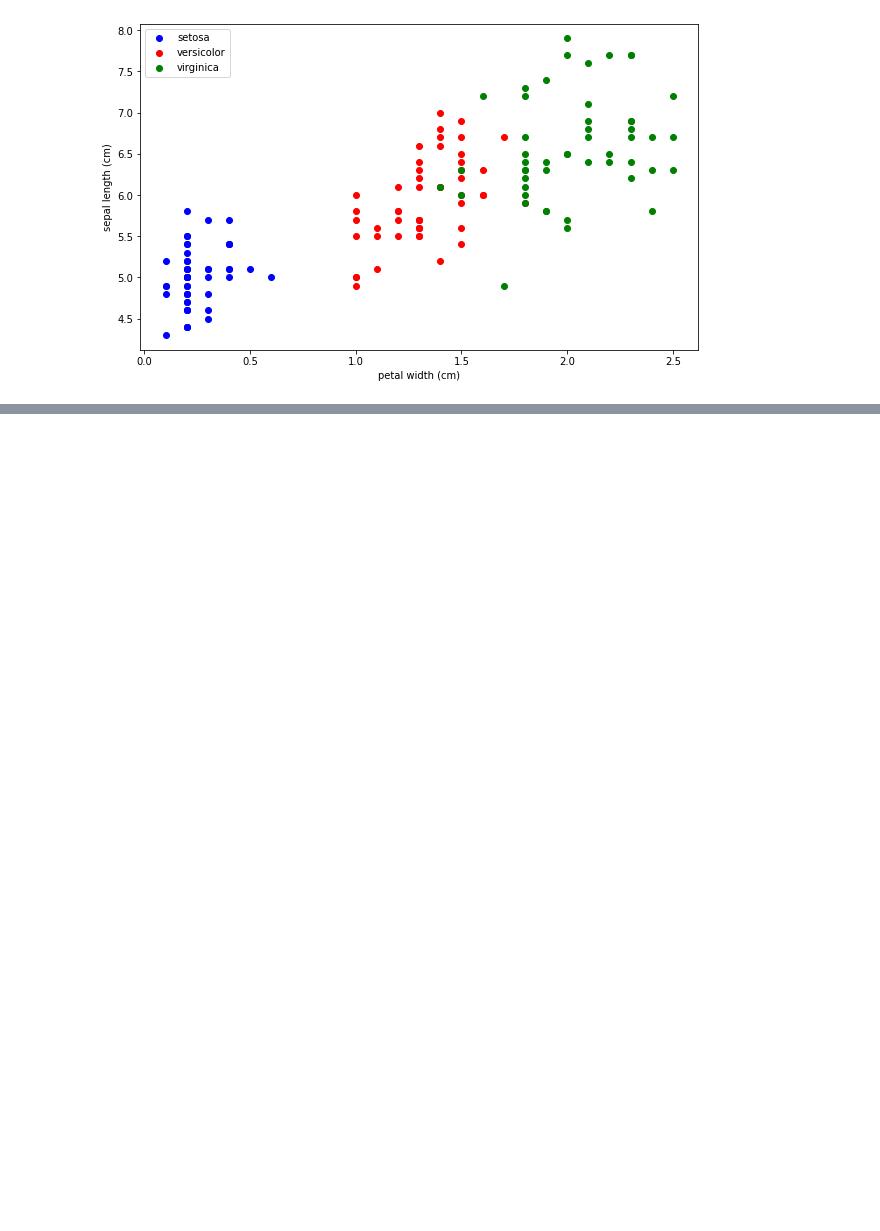
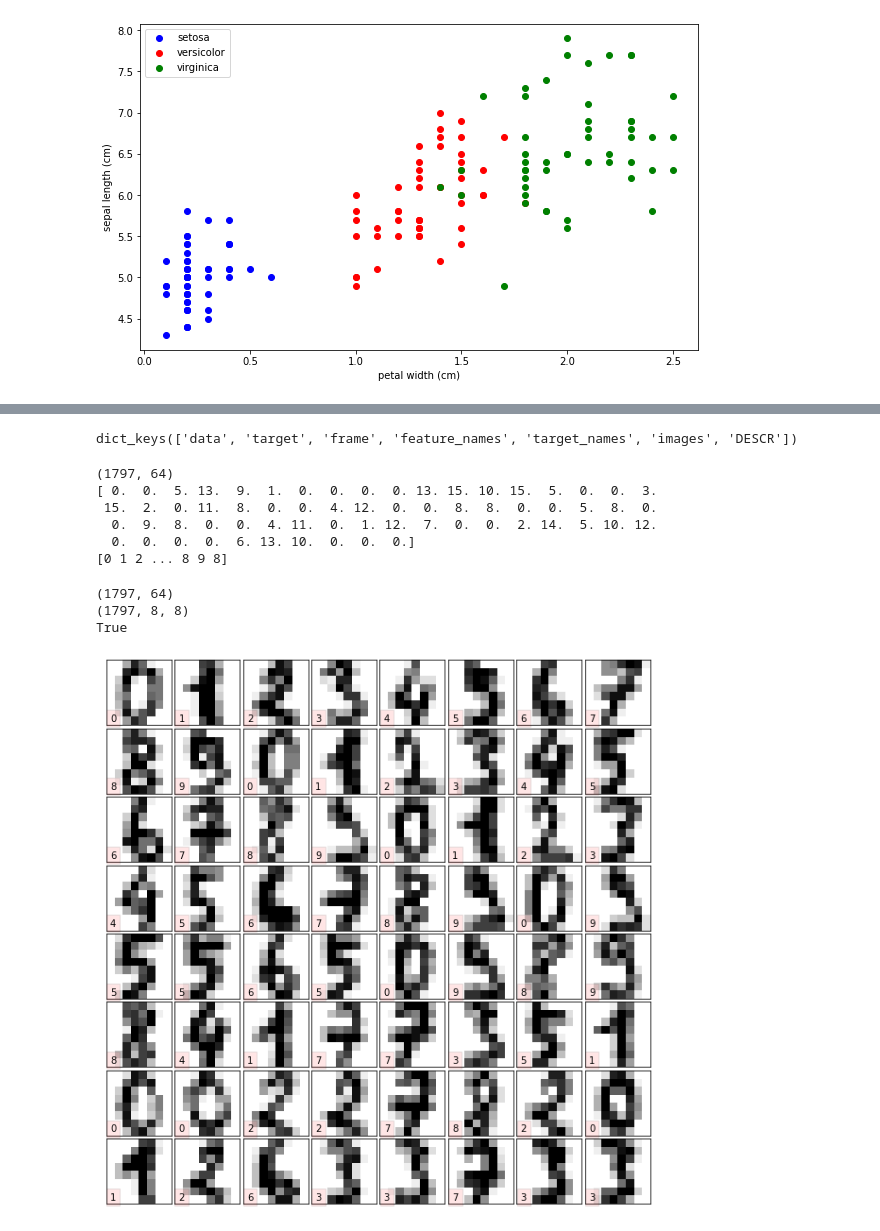
Before and after one commit to Amirserajj/ML-Lab, a Jupyter notebook: ML_Lab_Scikit.ipynb, the cells around one changed output, grey strips where cells are left out. Saved outputs shown, nothing was run; the diff lists cells and outputs as text; code cells hidden in the pictures; blank space fills up the shorter version.

```diff
--- a/ML_Lab_Scikit.ipynb
+++ b/ML_Lab_Scikit.ipynb
@@ -54,0 +79,36 @@ plt.show()
+# %%
+from sklearn.datasets import load_digits
+digits=load_digits()
+print(digits.keys())
+# %% [output]
+dict_keys(['data', 'target', 'frame', 'feature_names', 'target_names', 'images', 'DESCR'])
+# %%
+n_samples,n_features=digits.data.shape
+print((n_samples,n_features))
+print(digits.data[0])
+print(digits.target)
+# %% [output]
+(1797, 64)
+[ 0.  0.  5. 13.  9.  1.  0.  0.  0.  0. 13. 15. 10. 15.  5.  0.  0.  3.
+ 15.  2.  0. 11.  8.  0.  0.  4. 12.  0.  0.  8.  8.  0.  0.  5.  8.  0.
+  0.  9.  8.  0.  0.  4. 11.  0.  1. 12.  7.  0.  0.  2. 14.  5. 10. 12.
+  0.  0.  0.  0.  6. 13. 10.  0.  0.  0.]
+[0 1 2 ... 8 9 8]
+# %%
+print(digits.data.shape)
+print(digits.images.shape)
+print(np.all(digits.images.reshape((1797,64))==digits.data))
+# %% [output]
+(1797, 64)
+(1797, 8, 8)
+True
+# %%
+fig=plt.figure(figsize=(8,8))
+fig.subplots_adjust(left=0,right=1,bottom=0,top=1,hspace=0.05,wspace=0.05)
+
+for i in range(64):
+  ax=fig.add_subplot(8,8,i+1,xticks=[],yticks=[])
+  ax.imshow(digits.images[i],cmap=plt.cm.binary,interpolation="nearest")
+  ax.text(0,7,str(digits.target[i]),bbox=dict(facecolor='red',alpha=0.1))
+# %% [output]
+[figure, added]
```
Also changed, not shown: parts of 1 cell of this notebook.
